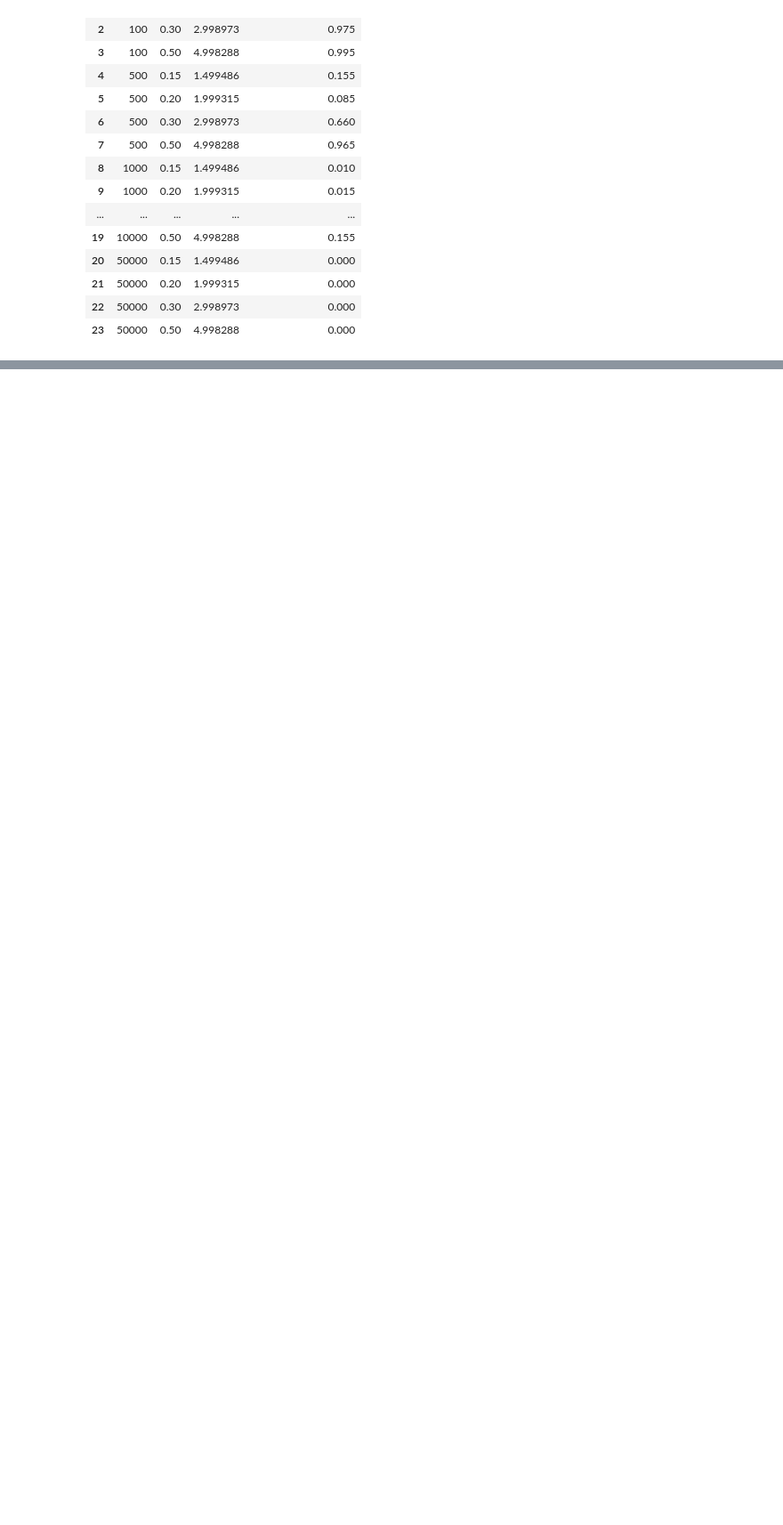
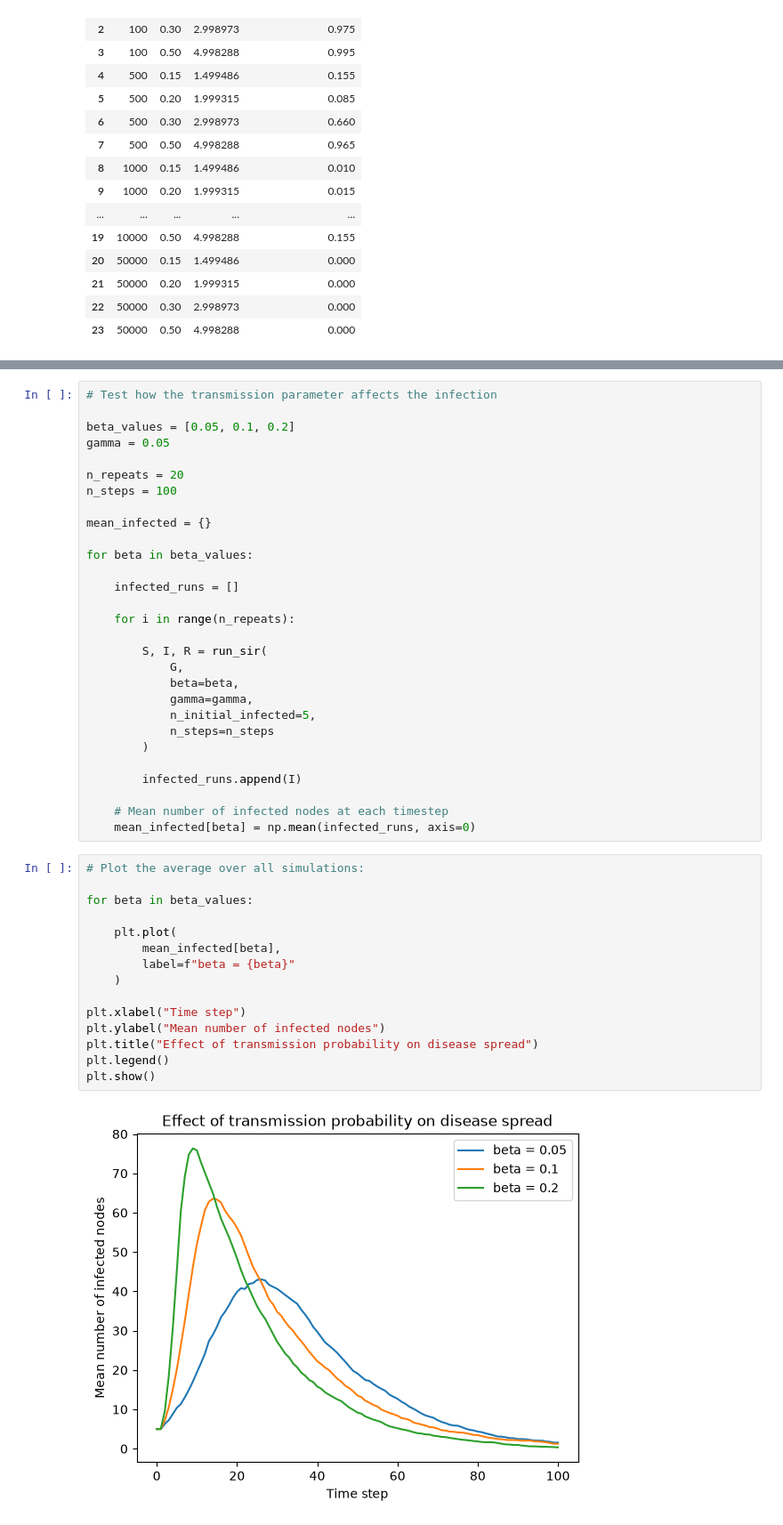
Before and after one commit to emilie-taffouraud/assignment2-stochastic-spatial-models, a Jupyter notebook: Jakobsen_16944763_Taffouraud_14886820_assignment2.ipynb, the cells around one changed output, grey strips where cells are left out. Shown at 89% size. Saved outputs shown, nothing was run; the diff lists cells and outputs as text; blank space fills up the shorter version.

```diff
--- a/Jakobsen_16944763_Taffouraud_14886820_assignment2.ipynb
+++ b/Jakobsen_16944763_Taffouraud_14886820_assignment2.ipynb
@@ -1012,0 +1125,46 @@ plt.show()
+# %%
+# Test how the transmission parameter affects the infection
+
+beta_values = [0.05, 0.1, 0.2]
+gamma = 0.05
+
+n_repeats = 20
+n_steps = 100
+
+mean_infected = {}
+
+for beta in beta_values:
+
+    infected_runs = []
+
+    for i in range(n_repeats):
+
+        S, I, R = run_sir(
+            G,
+            beta=beta,
+            gamma=gamma,
+            n_initial_infected=5,
+            n_steps=n_steps
+        )
+
+        infected_runs.append(I)
+
+    # Mean number of infected nodes at each timestep
+    mean_infected[beta] = np.mean(infected_runs, axis=0)
+# %%
+# Plot the average over all simulations:
+
+for beta in beta_values:
+
+    plt.plot(
+        mean_infected[beta],
+        label=f"beta = {beta}"
+    )
+
+plt.xlabel("Time step")
+plt.ylabel("Mean number of infected nodes")
+plt.title("Effect of transmission probability on disease spread")
+plt.legend()
+plt.show()
+# %% [output]
+[figure, added]
```
Also changed, not shown: parts of 23 cells of this notebook.
